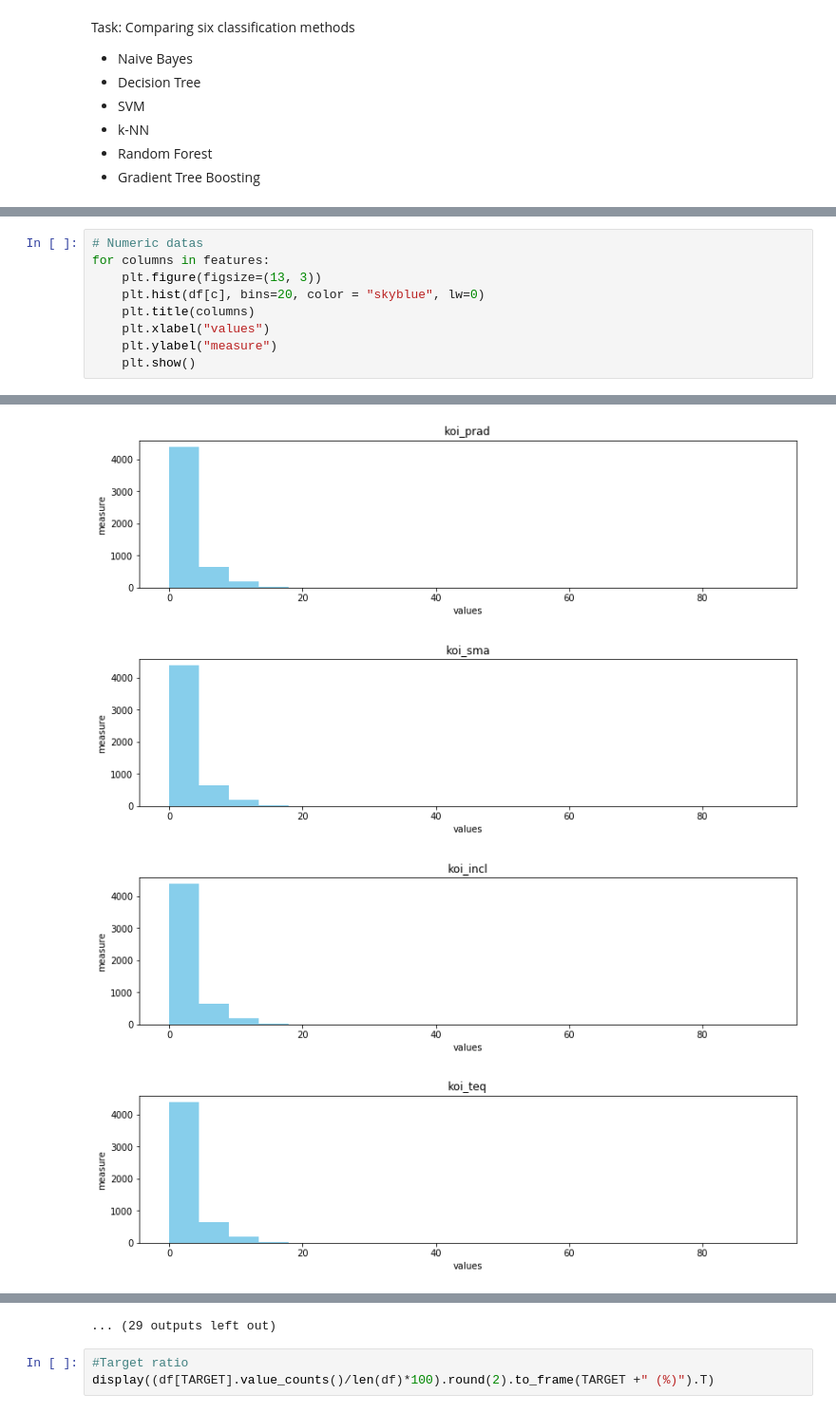
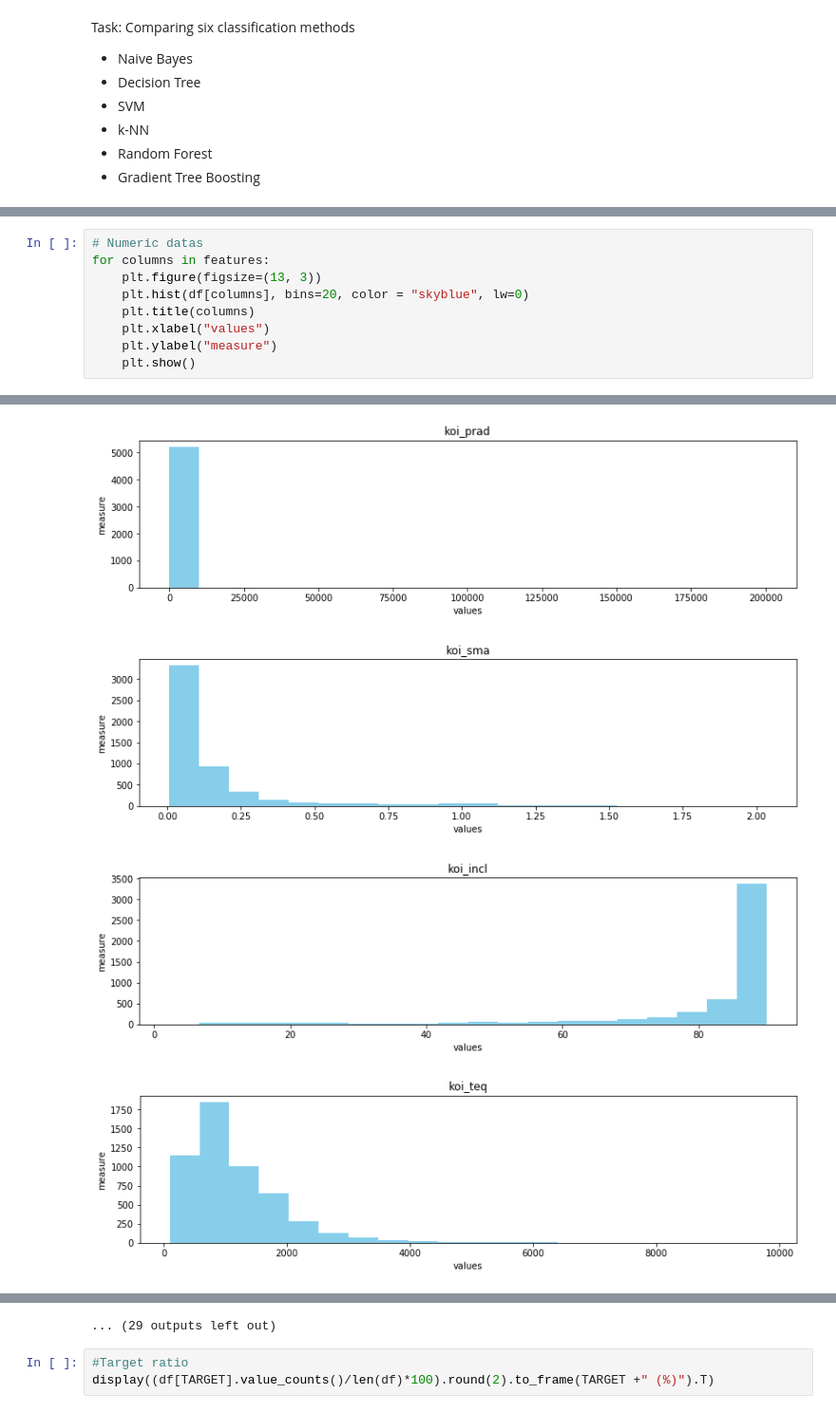
Before and after one commit to mirianfsilva/machine-learning-college-projects, a Jupyter notebook: exoplanet.ipynb, the cells around one changed output, grey strips where cells are left out. Shown at 95% size. Cells and saved outputs as stored; diff of their text form.

```diff
--- a/exoplanet.ipynb
+++ b/exoplanet.ipynb
@@ -81,7 +94,7 @@ koi_period                               koi_impact
 # Numeric datas
 for columns in features:
     plt.figure(figsize=(13, 3))
-    plt.hist(df[c], bins=20, color = "skyblue", lw=0)
+    plt.hist(df[columns], bins=20, color = "skyblue", lw=0)
     plt.title(columns)
     plt.xlabel("values")
     plt.ylabel("measure")
@@ -96,4 +109,4 @@ for columns in features:
-[figure, old version]
+[figure, new version]
-[figure, old version]
+[figure, new version]
-[figure, old version]
+[figure, new version]
-[figure, old version]
+[figure, new version]
```
Also changed, not shown: parts of 18 cells of this notebook.
